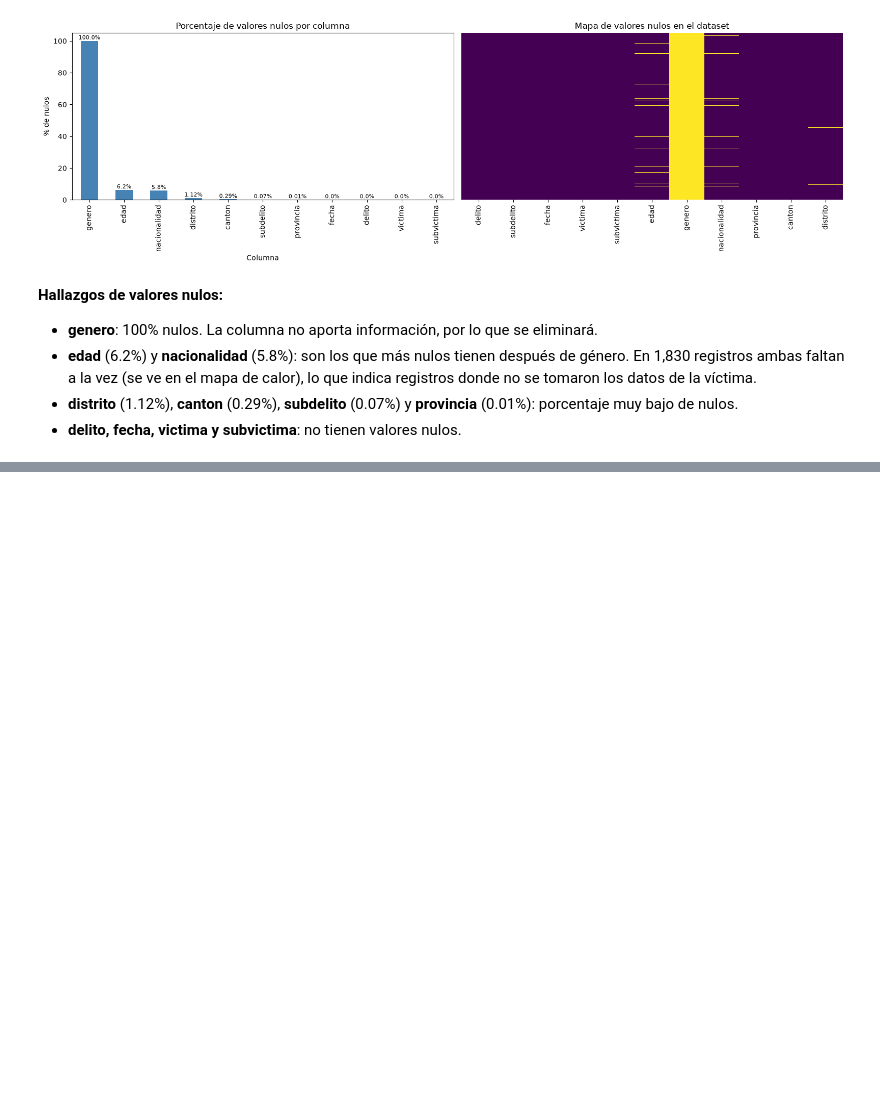
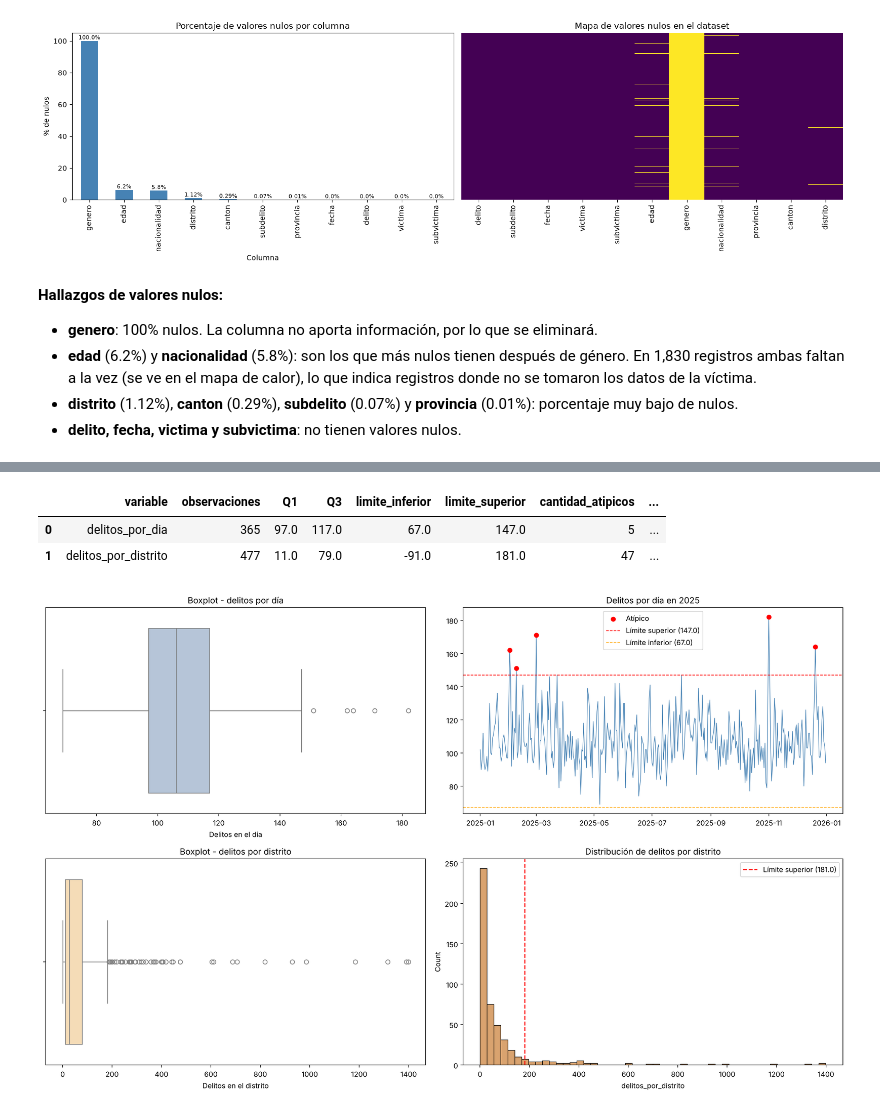
Before and after one commit to JohnArayaE/lab4-mineria-datos, a Jupyter notebook: lab4_IC2025.ipynb, the cells around one changed output, grey strips where cells are left out. Cells and saved outputs as stored; diff of their text form; code cells hidden in the pictures; blank space fills up the shorter version.

Commit message:
(Ryan y Juanda) Puntos 7 al 12: atipicos, imputacion, tipos, codificacion, estandarizacion y correlacion

```diff
--- a/lab4_IC2025.ipynb
+++ b/lab4_IC2025.ipynb
@@ -217,0 +237,63 @@ plt.show()
+# %%
+def detectar_atipicos_iqr(serie, factor=1.5):
+    """Devuelve los límites inferior/superior del IQR y una máscara con los valores atípicos."""
+    q1, q3 = serie.quantile(0.25), serie.quantile(0.75)
+    iqr = q3 - q1
+    lim_inf, lim_sup = q1 - factor * iqr, q3 + factor * iqr
+    mascara = (serie < lim_inf) | (serie > lim_sup)
+    return lim_inf, lim_sup, mascara
+
+# Variables numéricas de frecuencia
+delitos_por_dia = df.groupby("fecha").size().rename("delitos_por_dia")
+delitos_por_distrito = df.groupby(["provincia", "canton", "distrito"]).size().rename("delitos_por_distrito")
+
+resumen_atipicos = []
+for serie in [delitos_por_dia, delitos_por_distrito]:
+    li, ls, m = detectar_atipicos_iqr(serie)
+    resumen_atipicos.append({
+        "variable": serie.name,
+        "observaciones": len(serie),
+        "Q1": serie.quantile(0.25), "Q3": serie.quantile(0.75),
+        "limite_inferior": round(li, 2), "limite_superior": round(ls, 2),
+        "cantidad_atipicos": int(m.sum()),
+        "porcentaje_atipicos": round(m.mean() * 100, 2)
+    })
+pd.DataFrame(resumen_atipicos)
+# %% [output]
+|  | variable | observaciones | Q1 | Q3 | limite_inferior | limite_superior | cantidad_atipicos | ... |
+| 0 | delitos_por_dia | 365 | 97.0 | 117.0 | 67.0 | 147.0 | 5 | ... |
+| 1 | delitos_por_distrito | 477 | 11.0 | 79.0 | -91.0 | 181.0 | 47 | ... |
+# %%
+fig, axes = plt.subplots(2, 2, figsize=(16, 10))
+
+# Gráfico 1: boxplot de delitos por día
+sns.boxplot(x=delitos_por_dia, ax=axes[0, 0], color="lightsteelblue")
+axes[0, 0].set_title("Boxplot - delitos por día")
+axes[0, 0].set_xlabel("Delitos en el día")
+
+# Gráfico 2: delitos por día a lo largo del año, marcando los días atípicos
+li, ls, m = detectar_atipicos_iqr(delitos_por_dia)
+fechas = pd.to_datetime(delitos_por_dia.index)
+axes[0, 1].plot(fechas, delitos_por_dia.values, color="steelblue", linewidth=0.8)
+axes[0, 1].scatter(fechas[m.values], delitos_por_dia[m].values, color="red", zorder=3, label="Atípico")
+axes[0, 1].axhline(ls, color="red", linestyle="--", linewidth=1, label=f"Límite superior ({ls:.1f})")
+axes[0, 1].axhline(li, color="orange", linestyle="--", linewidth=1, label=f"Límite inferior ({li:.1f})")
+axes[0, 1].set_title("Delitos por día en 2025")
+axes[0, 1].legend()
+
+# Gráfico 3: boxplot de delitos por distrito
+sns.boxplot(x=delitos_por_distrito, ax=axes[1, 0], color="navajowhite")
+axes[1, 0].set_title("Boxplot - delitos por distrito")
+axes[1, 0].set_xlabel("Delitos en el distrito")
+
+# Gráfico 4: histograma de delitos por distrito con el límite superior
+li_d, ls_d, m_d = detectar_atipicos_iqr(delitos_por_distrito)
+sns.histplot(delitos_por_distrito, bins=50, ax=axes[1, 1], color="peru")
+axes[1, 1].axvline(ls_d, color="red", linestyle="--", label=f"Límite superior ({ls_d:.1f})")
+axes[1, 1].set_title("Distribución de delitos por distrito")
+axes[1, 1].legend()
+
+plt.tight_layout()
+plt.show()
+# %% [output]
+[figure, added]
```
Also changed, not shown: parts of 28 cells of this notebook.
